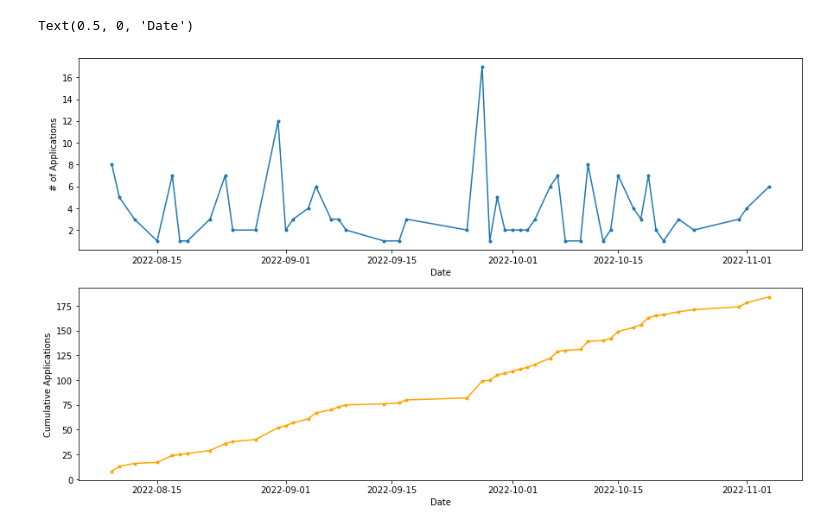
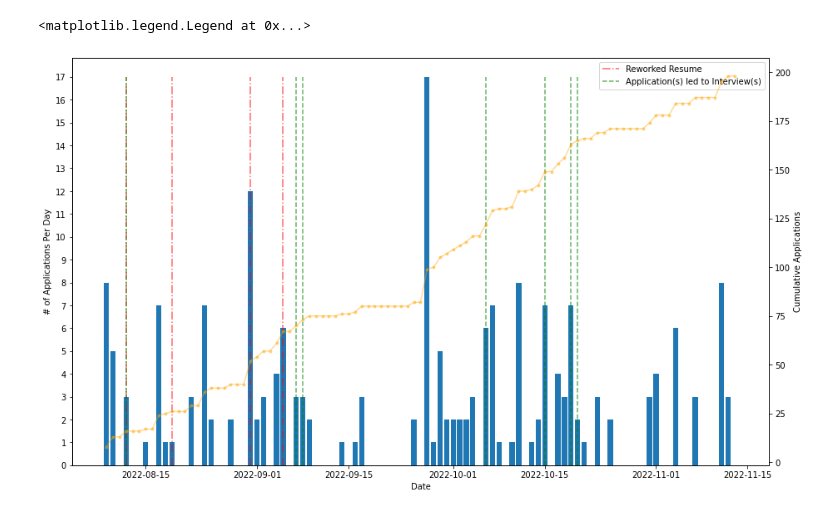
Before and after one commit to mwander825/dashjourney, a Jupyter notebook: journey.ipynb, the cells around one changed output. Drawn from its saved outputs; the diff is of its cells as text; code cells hidden in the pictures.

```diff
--- a/journey.ipynb
+++ b/journey.ipynb
@@ -95,19 +103,31 @@ ax.legend()
 # %%
-fig, ax = plt.subplots(2,1, figsize=(15,9))
+date_count = df.groupby("Date_Applied").size().reindex(pd.date_range("2022-08-09", pd.to_datetime('today')), fill_value=0)
+
+fig, ax = plt.subplots(figsize=(15,9))
 
 resume_dates = ["2022-08-12", "2022-08-19", "2022-08-31", "2022-09-05"]
-interview_dates = ["2022-09-07", "2022-10-06", "2022-10-15", "2022-10-19"]
+interview_dates = df["Date_Applied"][df["Result"].str.contains("(?i)Interview")].values
 
-ax[0].plot(df.groupby("Date_Applied").count()["Line"], marker=".")
-ax[1].plot(df.groupby("Date_Applied").count()["Line"].cumsum(), c="orange", marker=".")
+ax_cumsum = ax.twinx()
 
-ax[0].set_ylabel("# of Applications")
-ax[1].set_ylabel("Cumulative Applications")
+ax.bar(date_count.index, date_count.values) #marker=".")
+ax_cumsum.plot(date_count.cumsum().index, date_count.cumsum().values, c="orange", marker=".", alpha=0.4)
 
-ax[0].set_xlabel("Date")
-ax[1].set_xlabel("Date")
+ax.set_ylabel("# of Applications Per Day")
+ax_cumsum.set_ylabel("Cumulative Applications")
 
-#mpld3.show()
+ax.set_xlabel("Date")
+ax_cumsum.set_xlabel("Date")
+
+ax.set_yticks(range(date_count.min(), date_count.max()+1))
+
+# resume restructure
+ax.vlines(resume_dates, ymin=date_count.min(), ymax=date_count.max(), linestyle="dashdot", color="red", label="Reworked Resume", alpha=0.6)
+
+# interviews
+ax.vlines(interview_dates, ymin=date_count.min(), ymax=date_count.max(), linestyle="dashed", color="green", label="Application(s) led to Interview(s)", alpha=0.6)
+
+ax.legend()
 # %% [output]
-Text(0.5, 0, 'Date')
+<matplotlib.legend.Legend at 0x...>
-[figure, old version]
+[figure, new version]
```
Also changed, not shown: parts of 9 cells of this notebook.
